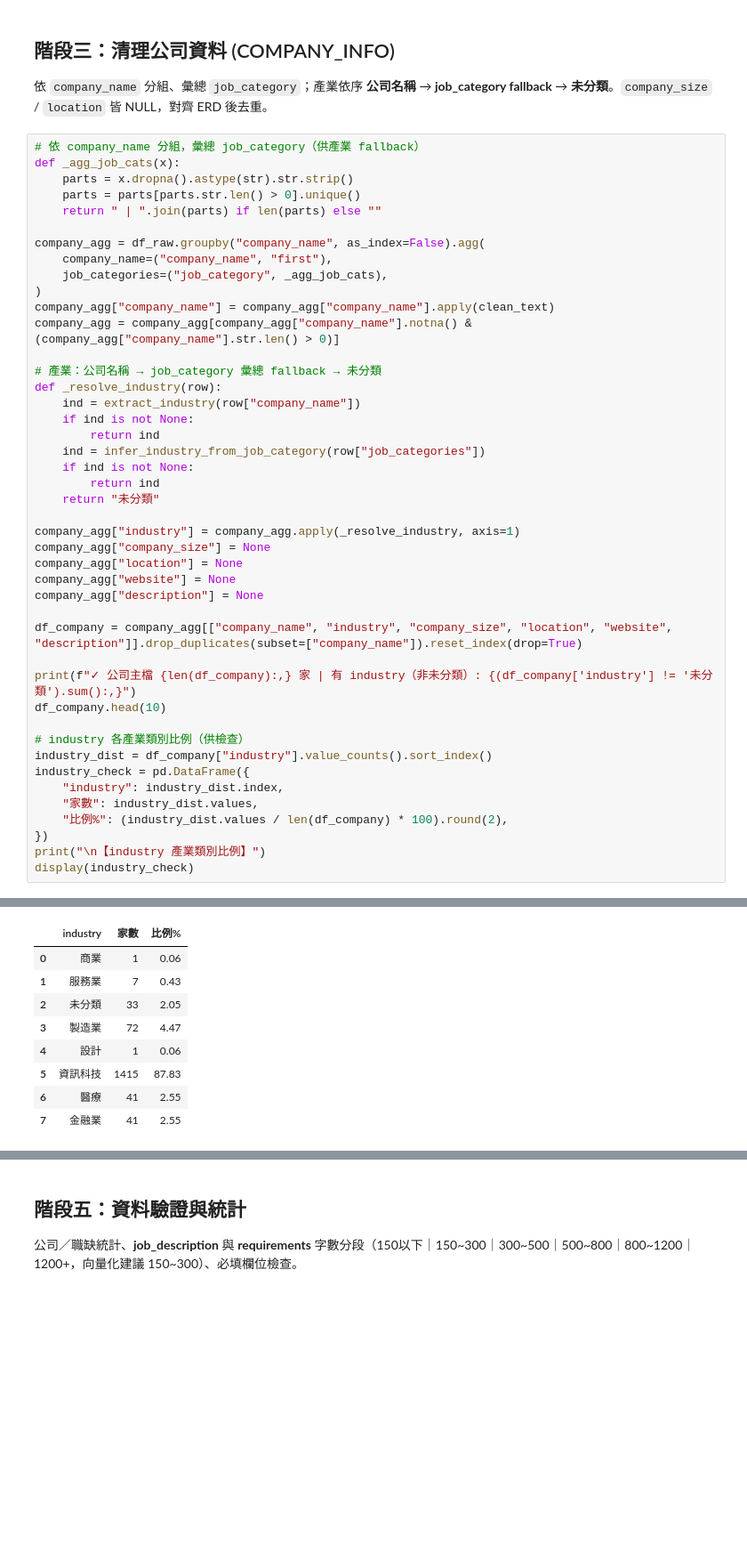
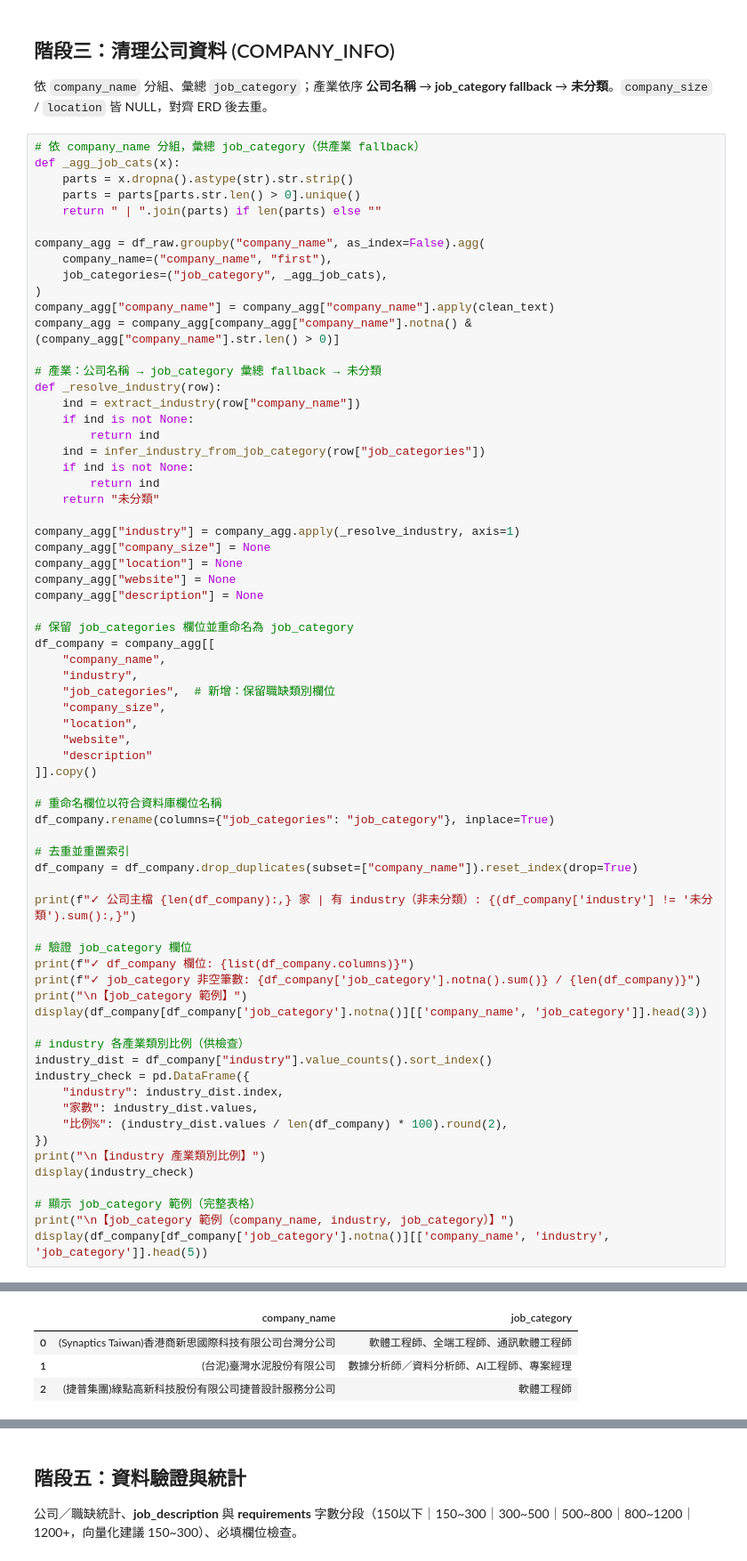
Before and after one commit to slen516-afk/final, a Jupyter notebook: supabase_control/clear.ipynb, the cells around one changed output, grey strips where cells are left out. Shown at 89% size. Saved outputs shown, nothing was run; the diff lists cells and outputs as text; blank space fills up the shorter version.

```diff
--- a/supabase_control/clear.ipynb
+++ b/supabase_control/clear.ipynb
@@ -384,10 +374,30 @@ company_agg["location"] = None
 company_agg["website"] = None
 company_agg["description"] = None
 
-df_company = company_agg[["company_name", "industry", "company_size", "location", "website", "description"]].drop_duplicates(subset=["company_name"]).reset_index(drop=True)
+# 保留 job_categories 欄位並重命名為 job_category
+df_company = company_agg[[
+    "company_name",
+    "industry",
+    "job_categories",  # 新增：保留職缺類別欄位
+    "company_size",
+    "location",
+    "website",
+    "description"
+]].copy()
+
+# 重命名欄位以符合資料庫欄位名稱
+df_company.rename(columns={"job_categories": "job_category"}, inplace=True)
+
+# 去重並重置索引
+df_company = df_company.drop_duplicates(subset=["company_name"]).reset_index(drop=True)
 
 print(f"✓ 公司主檔 {len(df_company):,} 家 | 有 industry（非未分類）: {(df_company['industry'] != '未分類').sum():,}")
-df_company.head(10)
+
+# 驗證 job_category 欄位
+print(f"✓ df_company 欄位: {list(df_company.columns)}")
+print(f"✓ job_category 非空筆數: {df_company['job_category'].notna().sum()} / {len(df_company)}")
+print("\n【job_category 範例】")
+display(df_company[df_company['job_category'].notna()][['company_name', 'job_category']].head(3))
 
 # industry 各產業類別比例（供檢查）
 industry_dist = df_company["industry"].value_counts().sort_index()
@@ -398,4 +408,8 @@ industry_check = pd.DataFrame({
 })
 print("\n【industry 產業類別比例】")
 display(industry_check)
+
+# 顯示 job_category 範例（完整表格）
+print("\n【job_category 範例（company_name, industry, job_category）】")
+display(df_company[df_company['job_category'].notna()][['company_name', 'industry', 'job_category']].head(5))
 # %% [output]
@@ -405,9 +421,4 @@ display(industry_check)
-|  | industry | 家數 | 比例% |
-| 0 | 商業 | 1 | 0.06 |
-| 1 | 服務業 | 7 | 0.43 |
-| 2 | 未分類 | 33 | 2.05 |
-| 3 | 製造業 | 72 | 4.47 |
-| 4 | 設計 | 1 | 0.06 |
-| 5 | 資訊科技 | 1415 | 87.83 |
-| 6 | 醫療 | 41 | 2.55 |
-| 7 | 金融業 | 41 | 2.55 |
+|  | company_name | job_category |
+| 0 | (Synaptics Taiwan)香港商新思國際科技有限公司台灣分公司 | 軟體工程師、全端工程師、通訊軟體工程師 |
+| 1 | (台泥)臺灣水泥股份有限公司 | 數據分析師／資料分析師、AI工程師、專案經理 |
+| 2 | (捷普集團)綠點高新科技股份有限公司捷普設計服務分公司 | 軟體工程師 |
```
Also changed, not shown: parts of 16 cells of this notebook, 11 other files.
